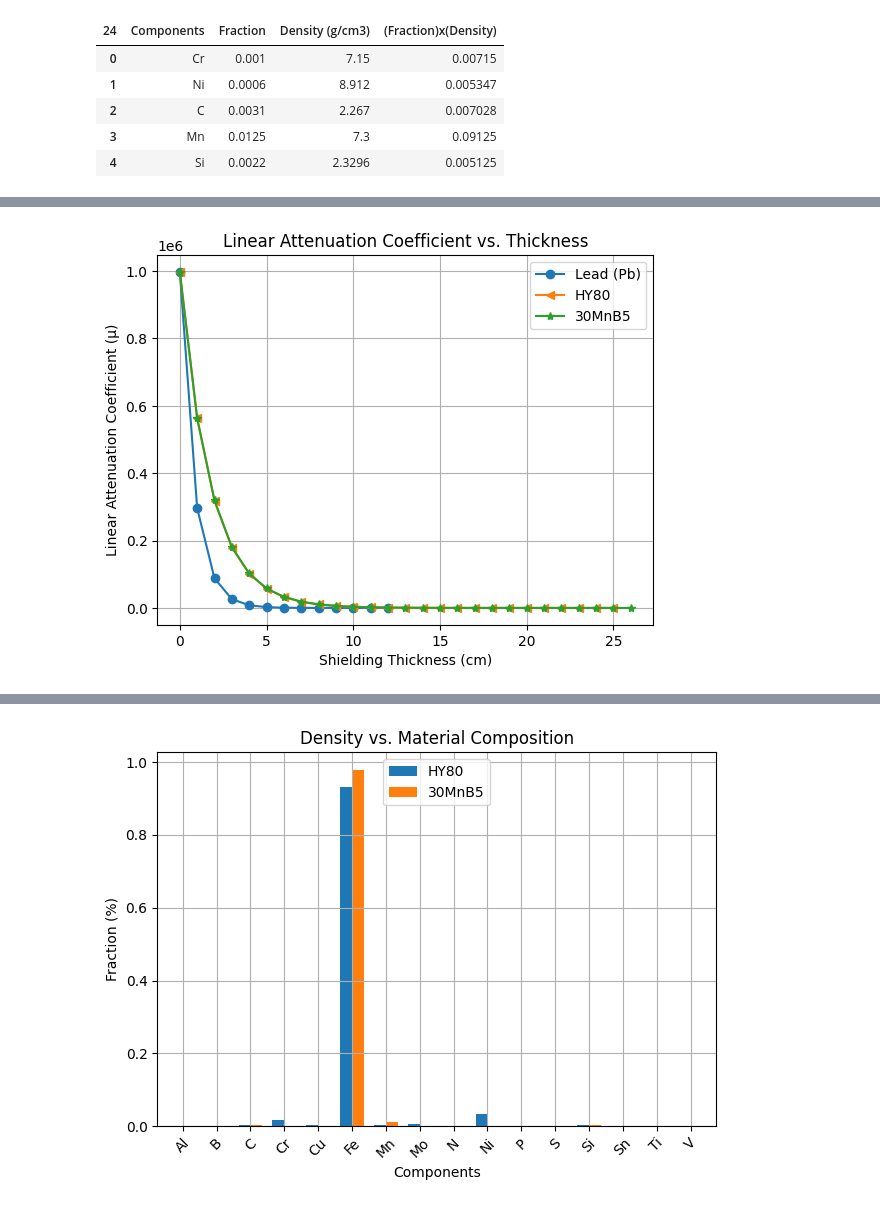
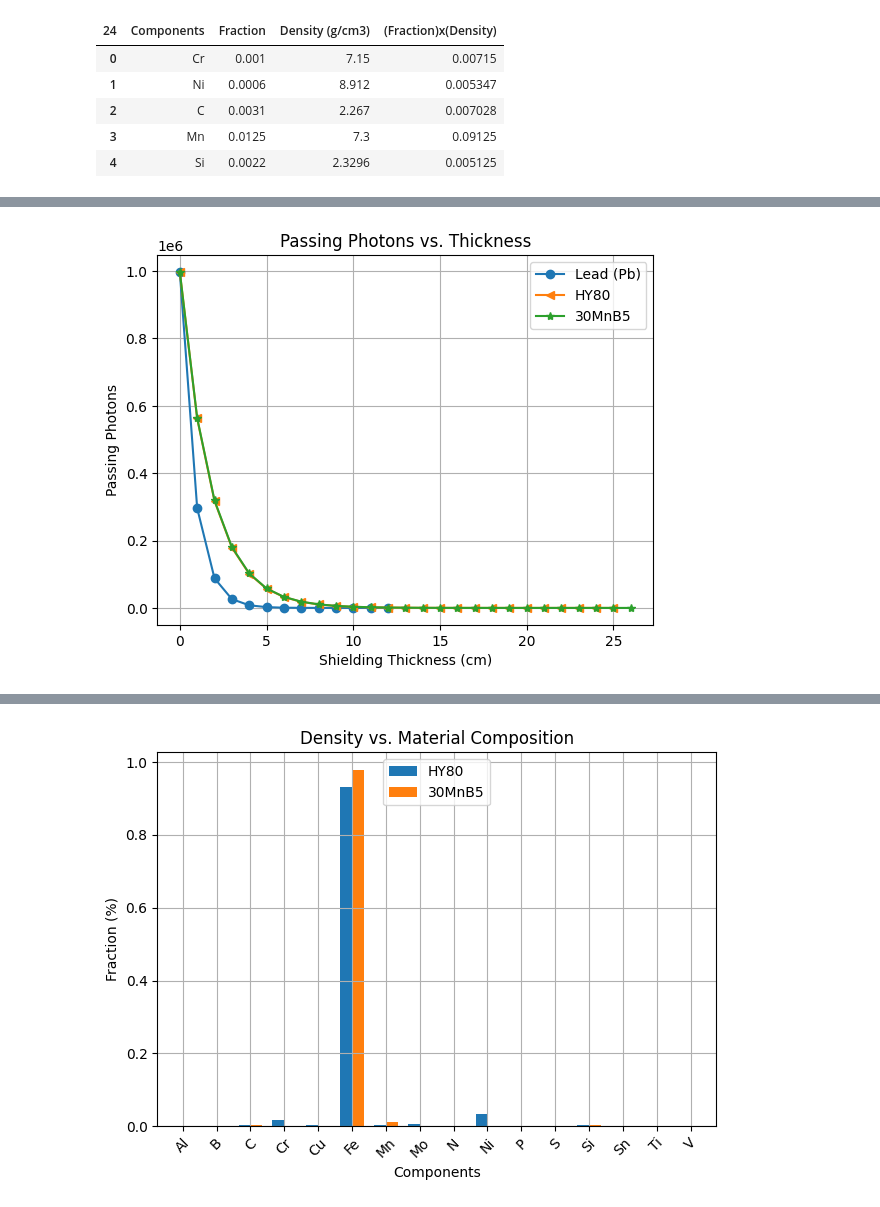
Before and after one commit to ammanielg/Final-Project, a Jupyter notebook: notebooks/main.ipynb, the cells around one changed output, grey strips where cells are left out. Drawn from its saved outputs; the diff is of its cells as text; code cells hidden in the pictures.

```diff
--- a/notebooks/main.ipynb
+++ b/notebooks/main.ipynb
@@ -136,14 +168,13 @@ display(mnb_df.head())
 # %%
-# 1. Linear Attenuation Coefficient vs. Thickness
 plt.figure()
 plt.plot(lead_root["Shielding thickness(in cm)"], lead_root["# Passing photons "], label='Lead (Pb)', marker='o')
 plt.plot(hy_root["Shielding thickness(in cm)"], hy_root["# Passing photons "], label='HY80', marker='<')
 plt.plot(mnb_root["Shielding thickness(in cm)"], mnb_root["# Passing photons "], label='30MnB5', marker='*')
 plt.xlabel("Shielding Thickness (cm)")
-plt.ylabel("Linear Attenuation Coefficient (\u03bc)")
-plt.title("Linear Attenuation Coefficient vs. Thickness")
+plt.ylabel("Passing Photons")
+plt.title("Passing Photons vs. Thickness")
 plt.legend()
 plt.grid()
 plt.show()
 # %% [output]
-[figure, old version]
+[figure, new version]
```
Also changed, not shown: parts of 19 cells of this notebook.
